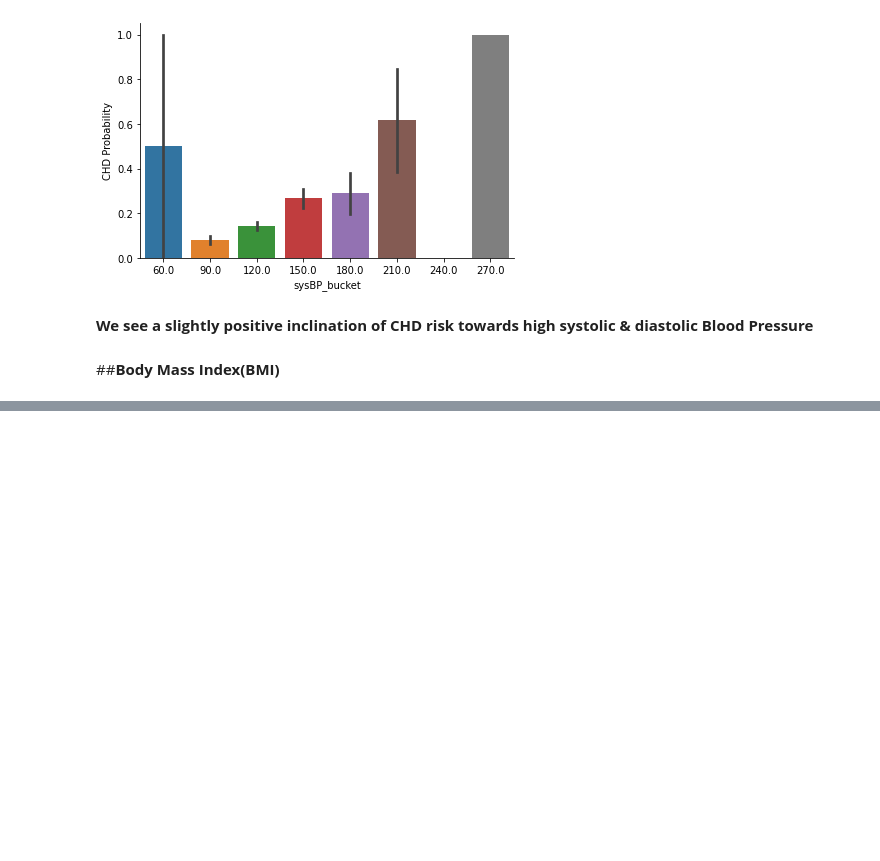
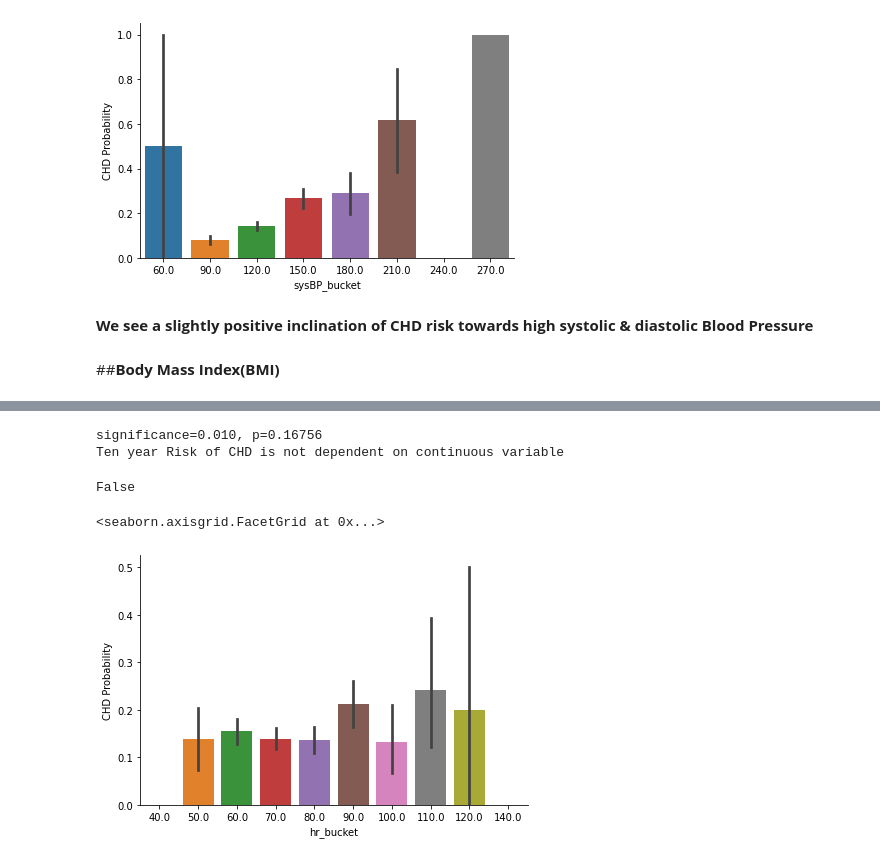
Before and after one commit to Supreeta11/Cardiovascular-Risk-Prediction, a Jupyter notebook: Cardiovascular_Risk_Prediction_Supreeta_kumari.ipynb, the cells around one changed output, grey strips where cells are left out. Saved outputs shown, nothing was run; the diff lists cells and outputs as text; code cells hidden in the pictures; blank space fills up the shorter version.

```diff
--- a/Cardiovascular_Risk_Prediction_Supreeta_kumari.ipynb
+++ b/Cardiovascular_Risk_Prediction_Supreeta_kumari.ipynb
@@ -409,0 +438,14 @@ ax.set_ylabels('CHD Probability')
+# %%
+cont_dependency('heartRate')
+# %% [output]
+significance=0.010, p=0.16756
+Ten year Risk of CHD is not dependent on continuous variable
+False
+# %%
+train_df['hr_bucket'] = train_df['heartRate'].apply(lambda x : 10*(x//10))
+# %%
+ax = sns.factorplot('hr_bucket', 'TenYearCHD', kind='bar', data = train_df, size=4, aspect=1.5)
+ax.set_ylabels('CHD Probability')
+# %% [output]
+<seaborn.axisgrid.FacetGrid at 0x...>
+[figure, added]
```
Also changed, not shown: parts of 10 cells of this notebook.
